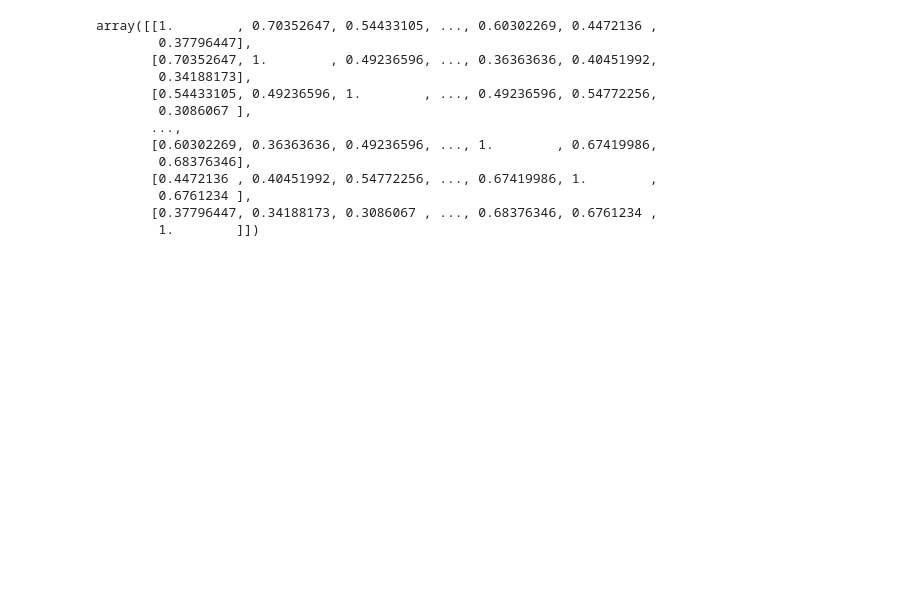
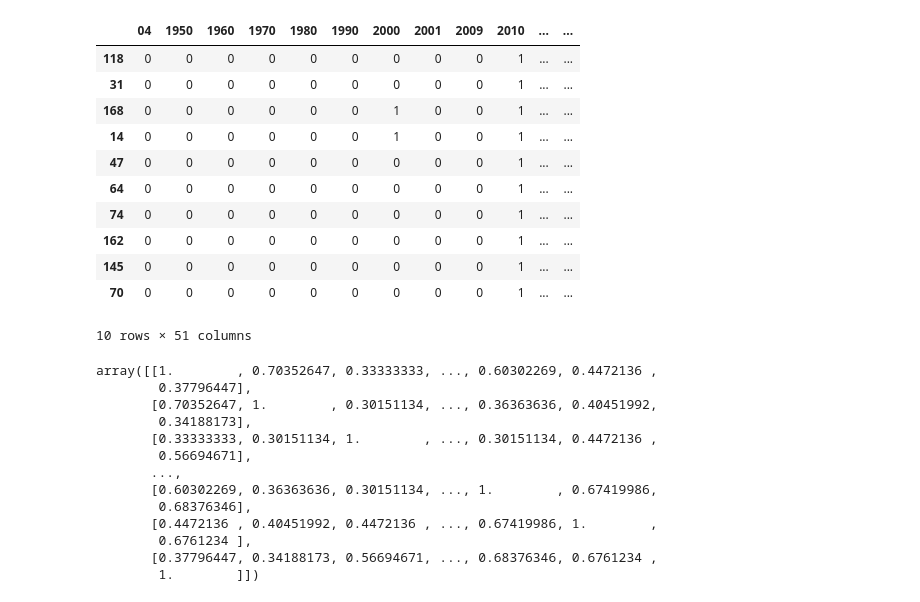
Before and after one commit to KAY1020/Melon_Recommendation_Systems, a Jupyter notebook: melon_artist_detail.ipynb, the cells around one changed output. Cells and saved outputs as stored; diff of their text form; code cells hidden in the pictures; blank space fills up the shorter version.

Commit message:
csv file/use multiple vectorizers

```diff
--- a/melon_artist_detail.ipynb
+++ b/melon_artist_detail.ipynb
@@ -154,0 +175,4 @@ df
+# %%
+# data_type = {'artists': 'str', 'year': 'str', 'type': 'str', 'genre': 'str'}
+df = pd.read_csv("artists.csv", encoding = "utf-8", index_col='artists')
+df.shape
@@ -165,10 +195,9 @@ Index(['year', 'type', 'genre'], dtype='object')
 # %%
 df['bagOfWords'] = ''
-columns = df.columns
 for index, row in df.iterrows():
     words = ''
-    for col in columns:
+    for col in ['year','type','genre']:
         words = words + ' '.join(row[col])+ ' '
     row['bagOfWords'] = words
 
-df.drop(columns = [col for col in df.columns if col!= 'bagOfWords'], inplace = True)
+textdf = df[['bagOfWords']]
@@ -193,18 +214,38 @@ Name: artists, dtype: object
+# %%
+from sklearn.metrics.pairwise import cosine_similarity
+from sklearn.feature_extraction.text import CountVectorizer
+# Attempt1: CountVectorizer
+vec = CountVectorizer()
+X = vec.fit_transform(textdf['bagOfWords'])
+pd.DataFrame(X.toarray(), columns=vec.get_feature_names()).sample(10)
+# %% [output]
+|  | 04 | 1950 | 1960 | 1970 | 1980 | 1990 | 2000 | 2001 | 2009 | 2010 | ... | ... |
+| 118 | 0 | 0 | 0 | 0 | 0 | 0 | 0 | 0 | 0 | 1 | ... | ... |
+| 31 | 0 | 0 | 0 | 0 | 0 | 0 | 0 | 0 | 0 | 1 | ... | ... |
+| 168 | 0 | 0 | 0 | 0 | 0 | 0 | 1 | 0 | 0 | 1 | ... | ... |
+| 14 | 0 | 0 | 0 | 0 | 0 | 0 | 1 | 0 | 0 | 1 | ... | ... |
+| 47 | 0 | 0 | 0 | 0 | 0 | 0 | 0 | 0 | 0 | 1 | ... | ... |
+| 64 | 0 | 0 | 0 | 0 | 0 | 0 | 0 | 0 | 0 | 1 | ... | ... |
+| 74 | 0 | 0 | 0 | 0 | 0 | 0 | 0 | 0 | 0 | 1 | ... | ... |
+| 162 | 0 | 0 | 0 | 0 | 0 | 0 | 0 | 0 | 0 | 1 | ... | ... |
+| 145 | 0 | 0 | 0 | 0 | 0 | 0 | 0 | 0 | 0 | 1 | ... | ... |
+| 70 | 0 | 0 | 0 | 0 | 0 | 0 | 0 | 0 | 0 | 1 | ... | ... |
+10 rows × 51 columns
 # %%
 # generating the cosine similarity matrix
-cosine_sim = cosine_similarity(count_matrix, count_matrix)
+cosine_sim = cosine_similarity(X,X)
 cosine_sim
 # %% [output]
-array([[1.        , 0.70352647, 0.54433105, ..., 0.60302269, 0.4472136 ,
+array([[1.        , 0.70352647, 0.33333333, ..., 0.60302269, 0.4472136 ,
         0.37796447],
-       [0.70352647, 1.        , 0.49236596, ..., 0.36363636, 0.40451992,
+       [0.70352647, 1.        , 0.30151134, ..., 0.36363636, 0.40451992,
         0.34188173],
-       [0.54433105, 0.49236596, 1.        , ..., 0.49236596, 0.54772256,
-        0.3086067 ],
+       [0.33333333, 0.30151134, 1.        , ..., 0.30151134, 0.4472136 ,
+        0.56694671],
        ...,
-       [0.60302269, 0.36363636, 0.49236596, ..., 1.        , 0.67419986,
+       [0.60302269, 0.36363636, 0.30151134, ..., 1.        , 0.67419986,
         0.68376346],
-       [0.4472136 , 0.40451992, 0.54772256, ..., 0.67419986, 1.        ,
+       [0.4472136 , 0.40451992, 0.4472136 , ..., 0.67419986, 1.        ,
         0.6761234 ],
-       [0.37796447, 0.34188173, 0.3086067 , ..., 0.68376346, 0.6761234 ,
+       [0.37796447, 0.34188173, 0.56694671, ..., 0.68376346, 0.6761234 ,
         1.        ]])
```
Also changed, not shown: parts of 22 cells of this notebook, 1 other file.
